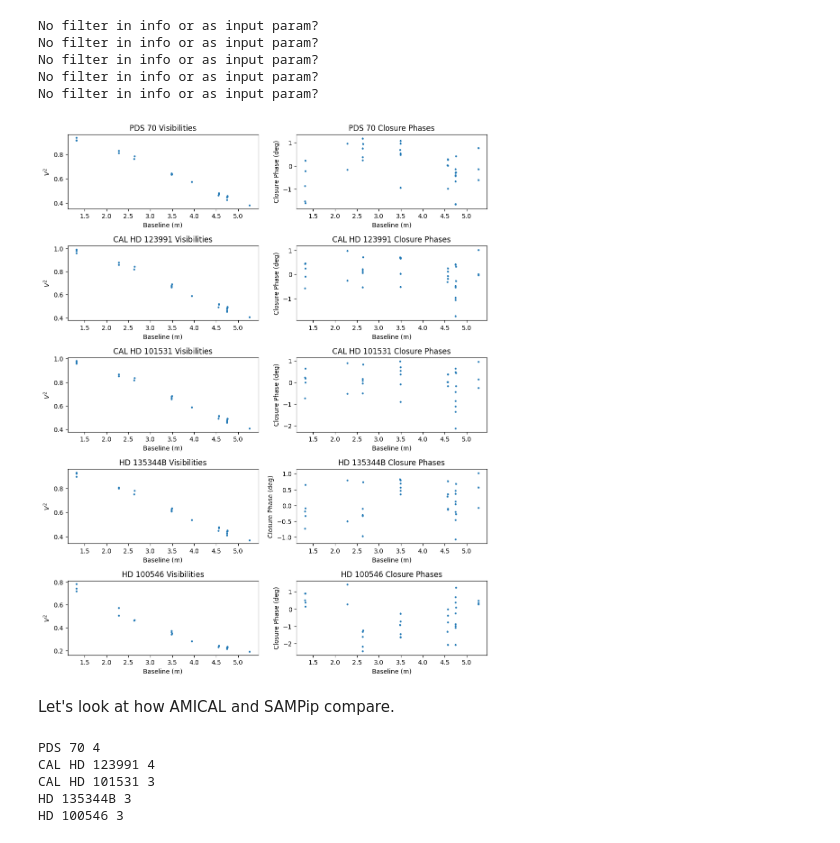
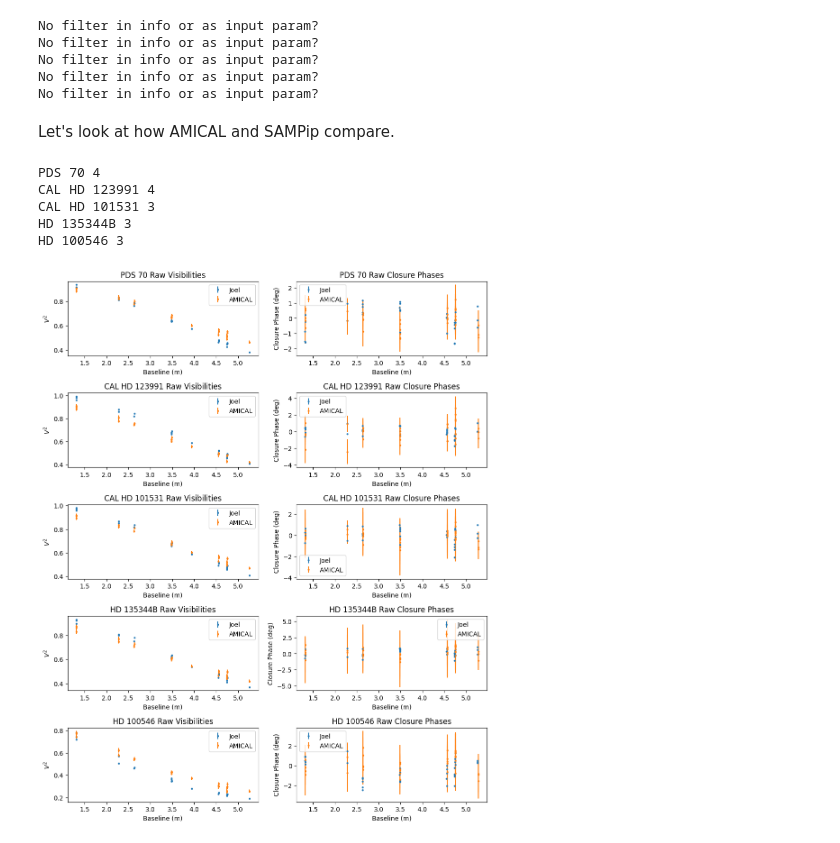
Before and after one commit to benjaminpope/ami, a Jupyter notebook: notebooks/comparison_1242.ipynb, the cells around one changed output. Cells and saved outputs as stored; diff of their text form; code cells hidden in the pictures.

```diff
--- a/notebooks/comparison_1242.ipynb
+++ b/notebooks/comparison_1242.ipynb
@@ -184,6 +184,7 @@ What is the covariance between visibilities across all targets?
 # now do covariance matrices of the v2 and t3 data
 
 v2s, t3s = [], []
+v2errs, t3errs = [], []
 
 for fname in tqdm([fnames[arg] for arg in args]):
 
@@ -191,12 +192,16 @@ for fname in tqdm([fnames[arg] for arg in args]):
 
     # visibilities
     v2s.append(vis2)
+    v2errs.append(vis2err)
 
     # closure phases
     t3s.append(t3phi)
+    t3errs.append(t3phierr)
 
 v2s = np.array(v2s).T
 t3s = np.array(t3s).T
+v2errs = np.array(v2errs).T
+t3errs = np.array(t3errs).T
 
 # covariance matrices
 v2cov = np.cov(v2s)
@@ -313,37 +317,43 @@ No filter in info or as input param?
 No filter in info or as input param?
 No filter in info or as input param?
 No filter in info or as input param?
-# %%
-fig, axes = plt.subplots(5,2, figsize=(12, 15))
-
-for j, name in enumerate(joelnames):
-    ax1, ax2 = axes[j,:]
-
-    # visibilities
-    ax1.errorbar(np.sqrt(u_joel**2 + v_joel**2), v2s_joel[j,:], yerr=v2errs_joel[j,:], fmt='o',markersize=2)
-    ax1.set_xlabel('Baseline (m)')
-    ax1.set_ylabel(r'$V^2$')
-    ax1.set_title(name+' Visibilities')
-
-
-    # closure phases vs first baseline
-    ax2.errorbar(np.sqrt(t3u1_joel**2 + t3v1_joel**2), t3phis_joel[j,:], yerr=t3phierrs_joel[j,:], fmt='o',markersize=2)
-    ax2.set_xlabel('Baseline (m)')
-    ax2.set_ylabel('Closure Phase (deg)')
-    ax2.set_title(name + ' Closure Phases')
-
-plt.subplots_adjust(hspace=0.5)
-# %% [output]
-[figure, removed]
 # %% [markdown]
 Let's look at how AMICAL and SAMPip compare.
-# %%
-for name in joelnames:
-    match = np.array(names)==name
-    print(name, np.sum(match))
-# %% [output]
-PDS 70 4
-CAL HD 123991 4
-CAL HD 101531 3
-HD 135344B 3
-HD 100546 3
+# %%
+fig, axes = plt.subplots(5,2, figsize=(12, 15))
+
+for j, name in enumerate(joelnames):
+    ax1, ax2 = axes[j,:]
+
+    match = np.array(names)==name
+    print(name, np.sum(match))
+
+    v2_amical = v2s[:,match].mean(axis=1)
+    v2errs_amical = v2errs[:,match].mean(axis=1)
+    t3_amical = t3s[:,match].mean(axis=1)
+    t3errs_amical = t3errs[:,match].mean(axis=1)
+
+    # visibilities
+    ax1.errorbar(np.sqrt(u_joel**2 + v_joel**2), v2s_joel[j,:], yerr=v2errs_joel[j,:], fmt='o',markersize=2,label='Joel')
+    ax1.set_xlabel('Baseline (m)')
+    ax1.set_ylabel(r'$V^2$')
+    ax1.set_title(name+' Raw Visibilities')
+    ax1.errorbar(np.sqrt(u**2 + v**2), v2_amical,yerr=v2errs_amical,fmt='o',markersize=2,label='AMICAL')
+    ax1.legend()
+
+    # closure phases vs first baseline
+    ax2.errorbar(np.sqrt(t3u1_joel**2 + t3v1_joel**2), t3phis_joel[j,:], yerr=t3phierrs_joel[j,:], fmt='o',markersize=2,label='Joel')
+    ax2.errorbar(np.sqrt(t3u1**2 + t3v1**2), t3_amical, yerr=t3errs_amical, fmt='o',markersize=2,label='AMICAL')
+    ax2.set_xlabel('Baseline (m)')
+    ax2.set_ylabel('Closure Phase (deg)')
+    ax2.set_title(name + ' Raw Closure Phases')
+    ax2.legend()
+
+plt.subplots_adjust(hspace=0.5)
+# %% [output]
+PDS 70 4
+CAL HD 123991 4
+CAL HD 101531 3
+HD 135344B 3
+HD 100546 3
+[figure, added]
```
Also changed, not shown: parts of 11 cells of this notebook.
